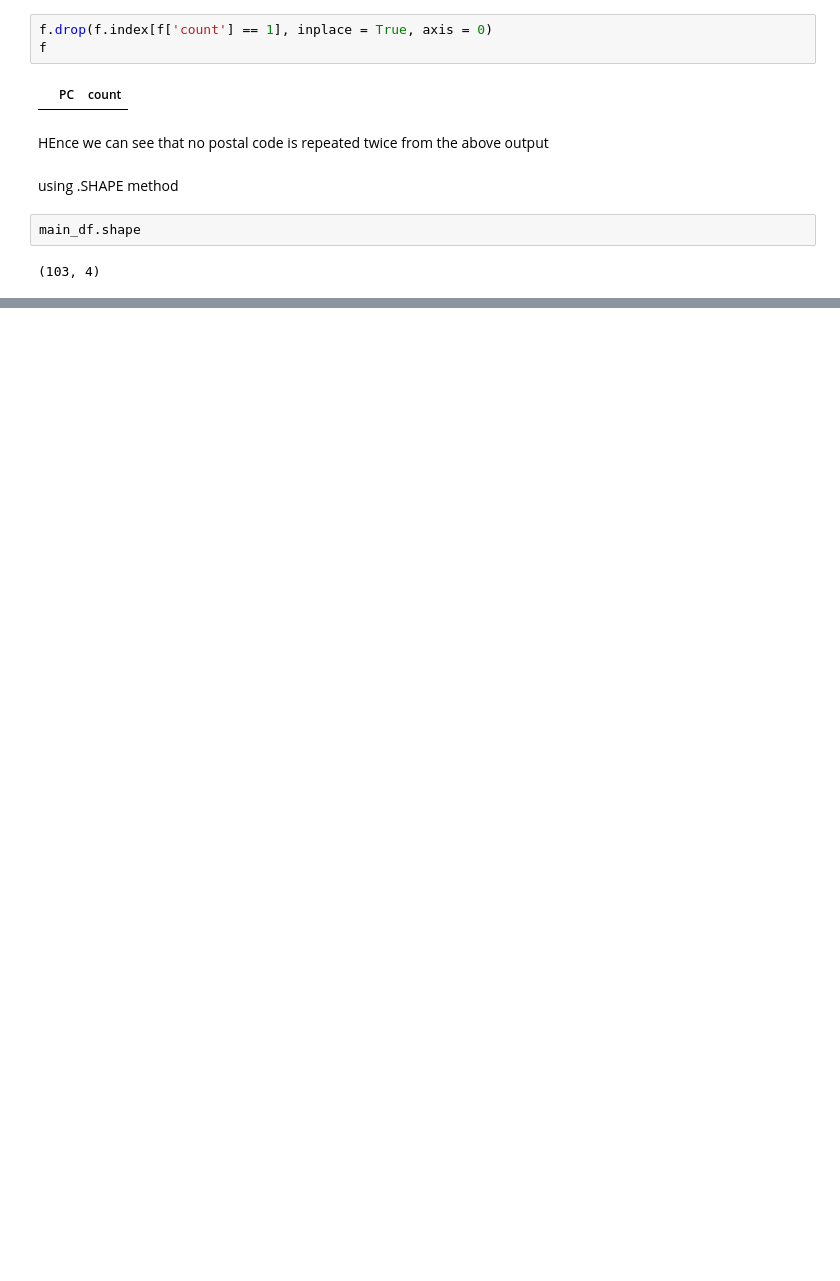
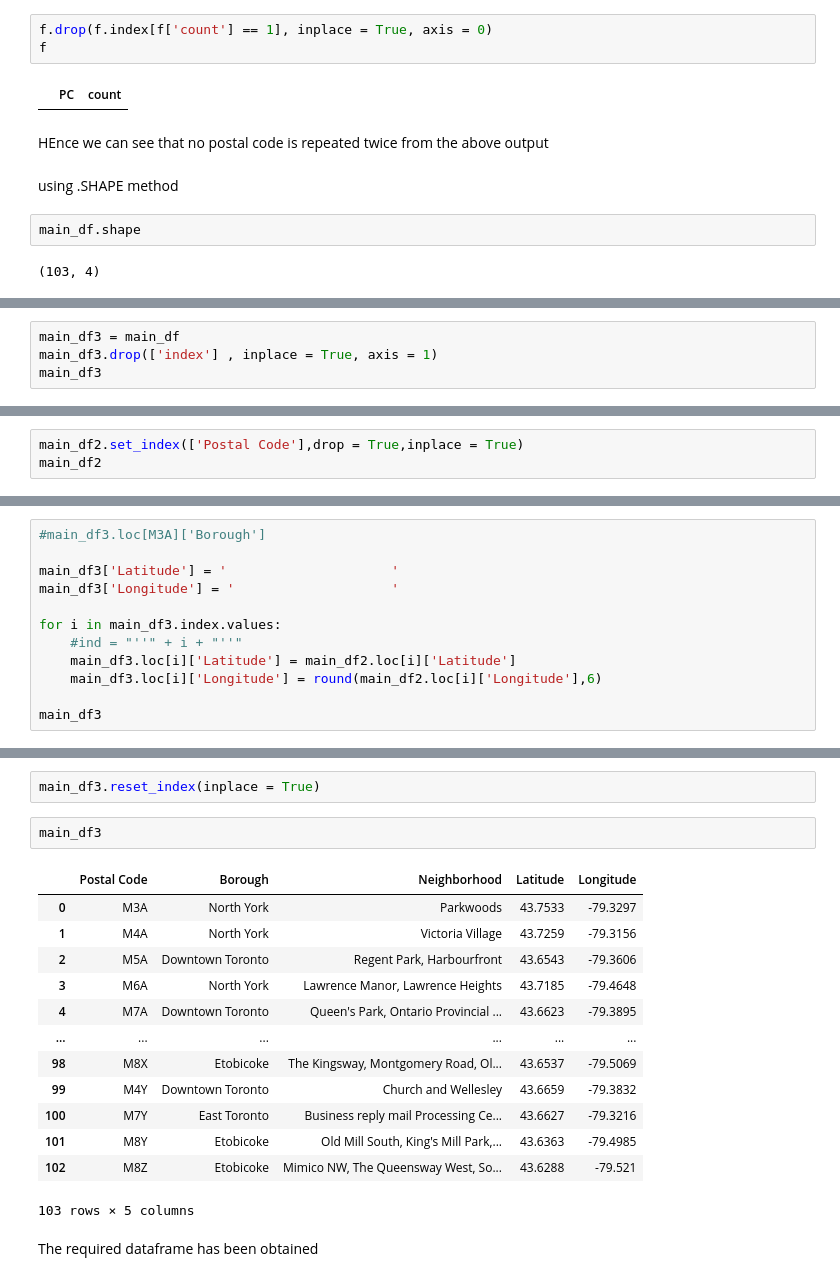
Before and after one commit to justfor24101992/Coursera_Capstone, a Jupyter notebook: Segmentation and clustering of Toronto.ipynb, the cells around one changed output, grey strips where cells are left out. Saved outputs shown, nothing was run; the diff lists cells and outputs as text; blank space fills up the shorter version.

```diff
--- a/Segmentation and clustering of Toronto.ipynb
+++ b/Segmentation and clustering of Toronto.ipynb
@@ -194,0 +214,4 @@ main_df.shape
+# %%
+main_df3 = main_df
+main_df3.drop(['index'] , inplace = True, axis = 1)
+main_df3
@@ -194,0 +233,3 @@ main_df.shape
+# %%
+main_df2.set_index(['Postal Code'],drop = True,inplace = True)
+main_df2
@@ -194,0 +253,12 @@ main_df.shape
+# %%
+#main_df3.loc[M3A]['Borough']
+
+main_df3['Latitude'] = '                     '
+main_df3['Longitude'] = '                    '
+
+for i in main_df3.index.values:
+    #ind = "''" + i + "''"
+    main_df3.loc[i]['Latitude'] = main_df2.loc[i]['Latitude']
+    main_df3.loc[i]['Longitude'] = round(main_df2.loc[i]['Longitude'],6)
+
+main_df3
@@ -194,0 +280,20 @@ main_df.shape
+# %%
+main_df3.reset_index(inplace = True)
+# %%
+main_df3
+# %% [output]
+|  | Postal Code | Borough | Neighborhood | Latitude | Longitude |
+| 0 | M3A | North York | Parkwoods | 43.7533 | -79.3297 |
+| 1 | M4A | North York | Victoria Village | 43.7259 | -79.3156 |
+| 2 | M5A | Downtown Toronto | Regent Park, Harbourfront | 43.6543 | -79.3606 |
+| 3 | M6A | North York | Lawrence Manor, Lawrence Heights | 43.7185 | -79.4648 |
+| 4 | M7A | Downtown Toronto | Queen's Park, Ontario Provincial ... | 43.6623 | -79.3895 |
+| ... | ... | ... | ... | ... | ... |
+| 98 | M8X | Etobicoke | The Kingsway, Montgomery Road, Ol... | 43.6537 | -79.5069 |
+| 99 | M4Y | Downtown Toronto | Church and Wellesley | 43.6659 | -79.3832 |
+| 100 | M7Y | East Toronto | Business reply mail Processing Ce... | 43.6627 | -79.3216 |
+| 101 | M8Y | Etobicoke | Old Mill South, King's Mill Park,... | 43.6363 | -79.4985 |
+| 102 | M8Z | Etobicoke | Mimico NW, The Queensway West, So... | 43.6288 | -79.521 |
+103 rows × 5 columns
+# %% [markdown]
+The  required dataframe has been obtained
```
Also changed, not shown: parts of 13 cells of this notebook.
